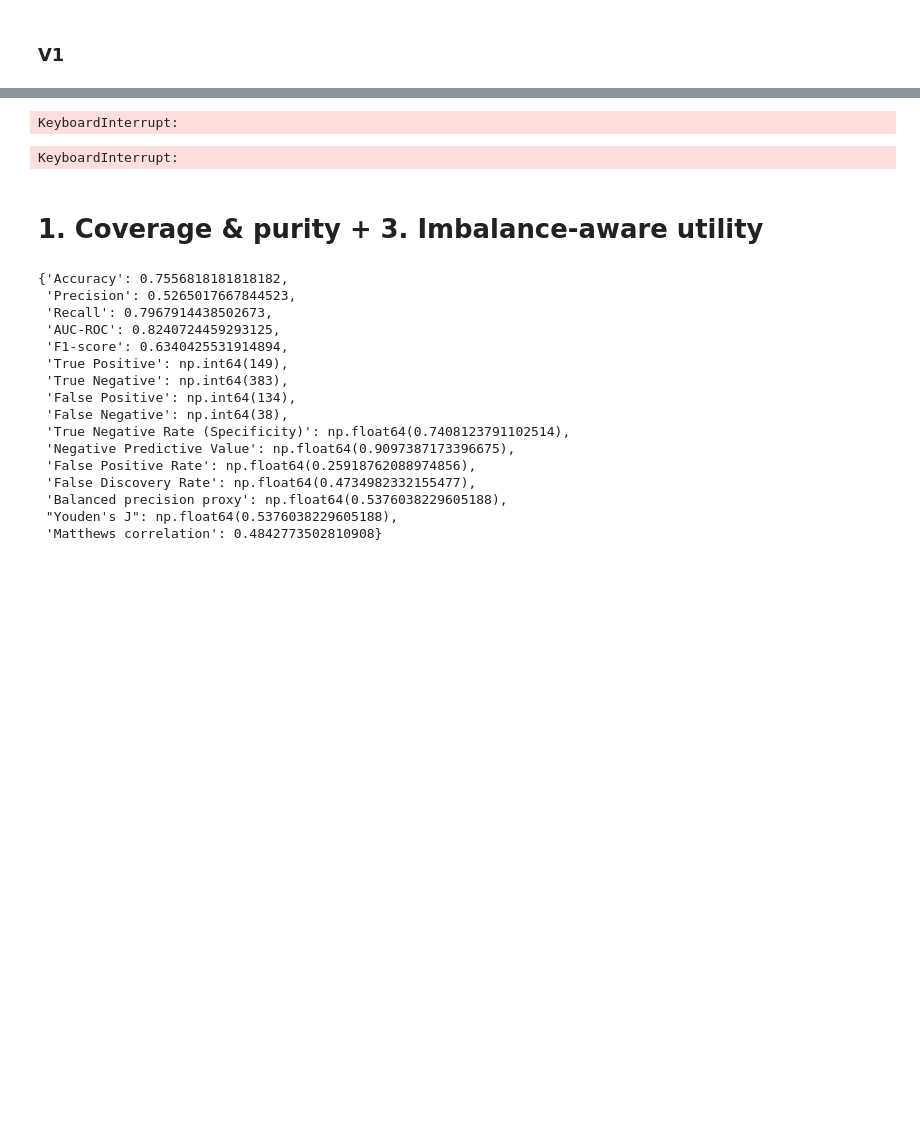
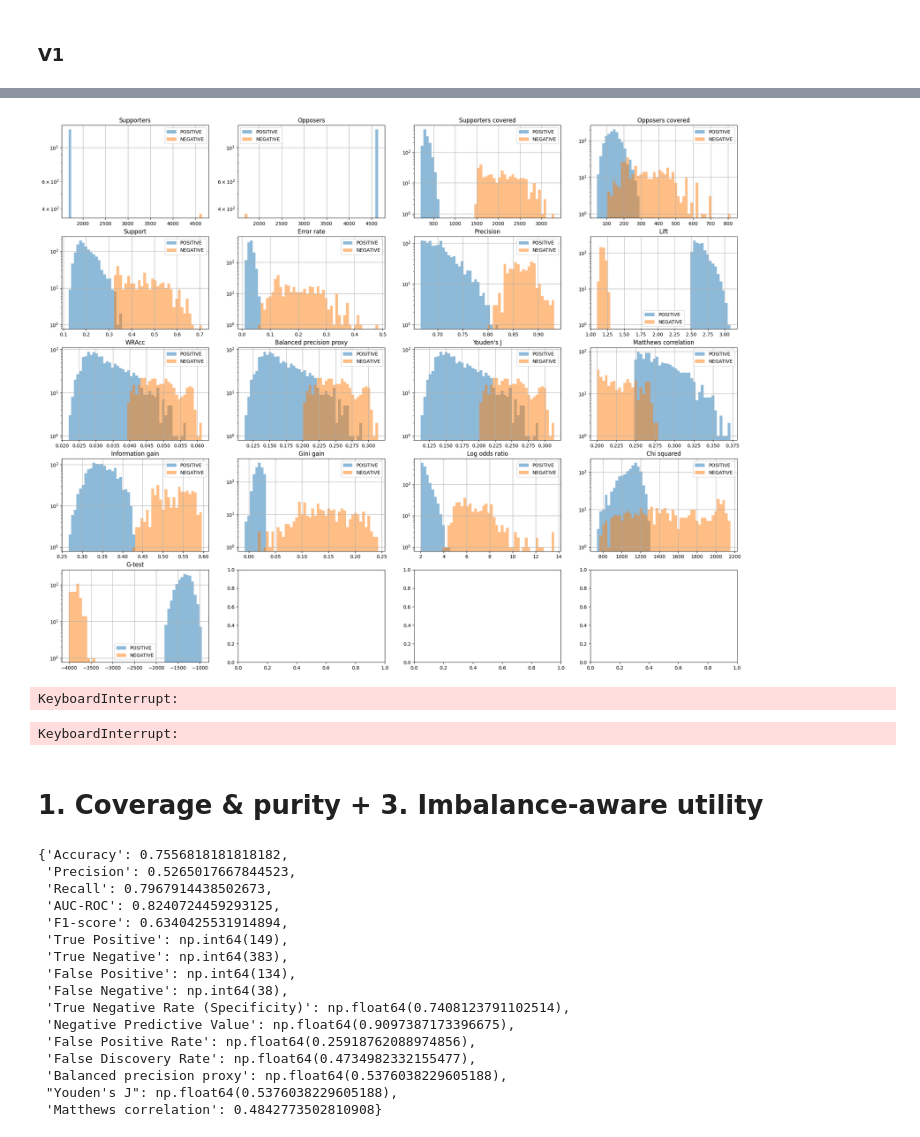
Before and after one commit to TTPO100AJIEX/OSDA-LazyFCA, a Jupyter notebook: 5__metrics.ipynb, the cells around one changed output, grey strips where cells are left out. Cells and saved outputs as stored; diff of their text form; code cells hidden in the pictures; blank space fills up the shorter version.

```diff
--- a/5__metrics.ipynb
+++ b/5__metrics.ipynb
@@ -182,3 +191,14 @@ classifier.explain_sample(X_test.iloc[502]).display()
+# %%
+fig, axes = plt.subplots(5, 4, figsize = (25, 20))
+for column, ax in zip(COLUMNS, axes.flat):
+    ax.set_title(column)
+    range = (scores[column].min(), scores[column].max())
+    scores[scores["Type"] == "POSITIVE"][column].hist(ax = ax, bins = 50, alpha = 0.5, range = range, label = 'POSITIVE')
+    scores[scores["Type"] == "NEGATIVE"][column].hist(ax = ax, bins = 50, alpha = 0.5, range = range, label = 'NEGATIVE')
+    ax.legend()
+    ax.set_yscale('log')
+# %% [output]
+[figure, added]
 # %%
 all_explanations = LazyFCA().fit(X_train, y_train).explain(X_test)
 len(all_explanations)
```
Also changed, not shown: parts of 5 cells of this notebook, 2 other files.
